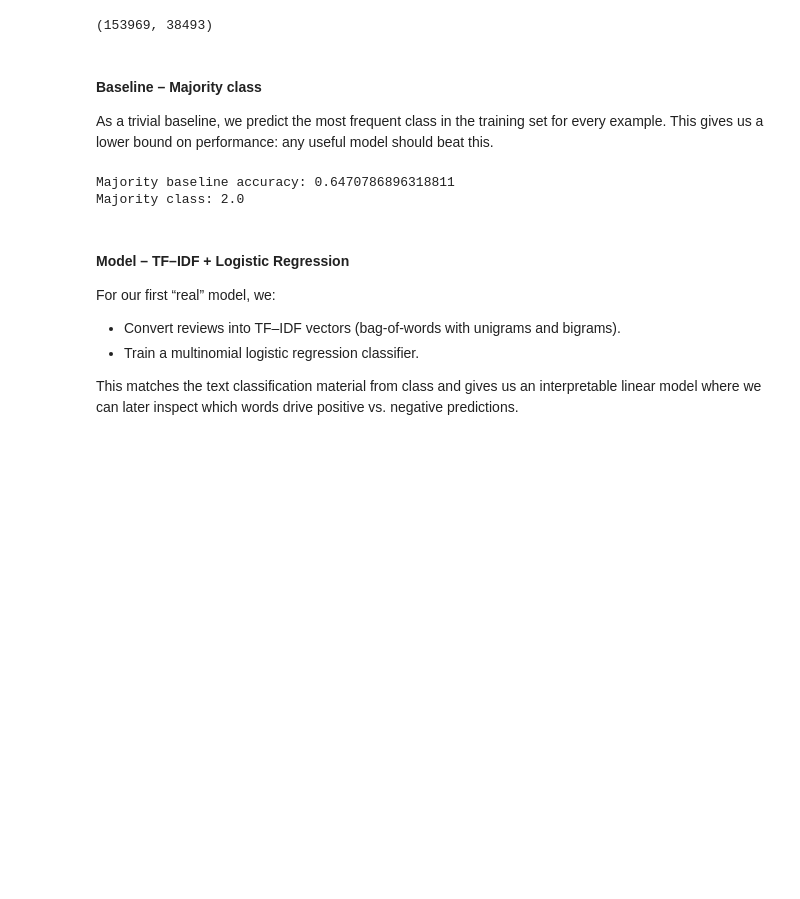
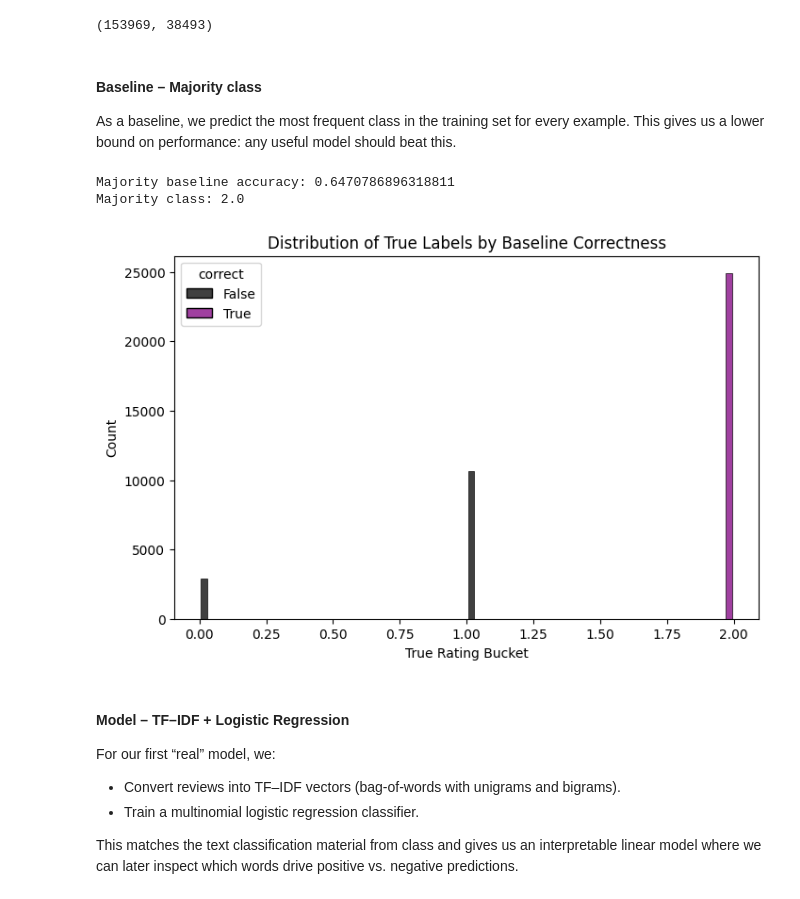
Before and after one commit to rsm-amarkova/renttherunway, a Jupyter notebook: assignment2.ipynb, the cells around one changed output. Cells and saved outputs as stored; diff of their text form; code cells hidden in the pictures; blank space fills up the shorter version.

```diff
--- a/assignment2.ipynb
+++ b/assignment2.ipynb
@@ -436,7 +441,7 @@ len(X_train_text), len(X_test_text)
 # %% [markdown]
 #### Baseline – Majority class
 
-As a trivial baseline, we predict the most frequent class in the training set
+As a baseline, we predict the most frequent class in the training set
 for every example. This gives us a lower bound on performance: any useful
 model should beat this.
 # %%
@@ -450,6 +455,33 @@ print("Majority class:", majority_class)
 # %% [output]
 Majority baseline accuracy: 0.6470786896318811
 Majority class: 2.0
+# %%
+baseline_df = pd.DataFrame(
+    {
+        "true_label": y_test_rating.values,
+        "pred_label": y_pred_majority,
+    }
+)
+
+baseline_df["correct"] = baseline_df["true_label"] == baseline_df["pred_label"]
+baseline_df["index"] = baseline_df.index  # for x-axis
+
+plt.figure(figsize=(8, 5))
+sns.histplot(
+    data=baseline_df,
+    x="true_label",
+    hue="correct",
+    multiple="dodge",
+    palette={True: "purple", False: "black"},
+    shrink=0.8,
+)
+
+plt.title("Distribution of True Labels by Baseline Correctness")
+plt.xlabel("True Rating Bucket")
+plt.ylabel("Count")
+plt.show()
+# %% [output]
+[figure, added]
 # %% [markdown]
 #### Model – TF–IDF + Logistic Regression
 
```
Also changed, not shown: parts of 10 cells of this notebook.
